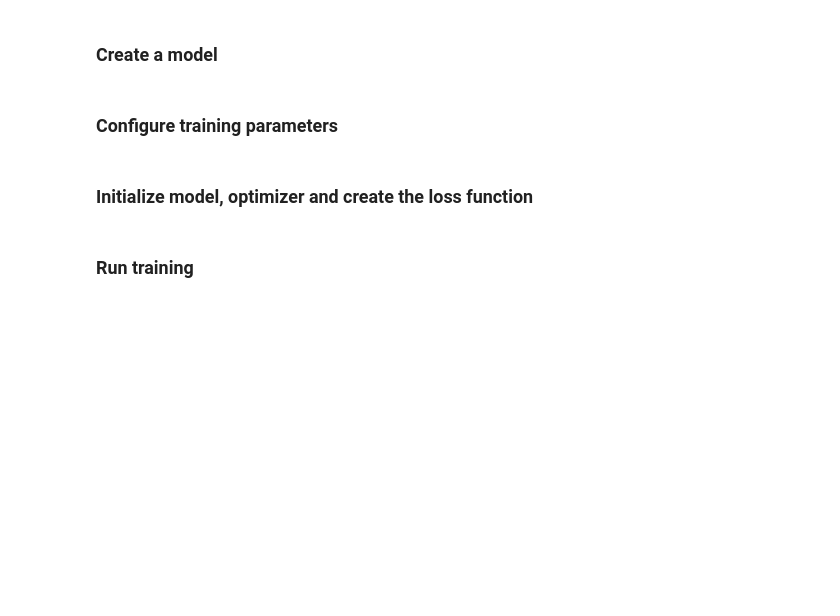
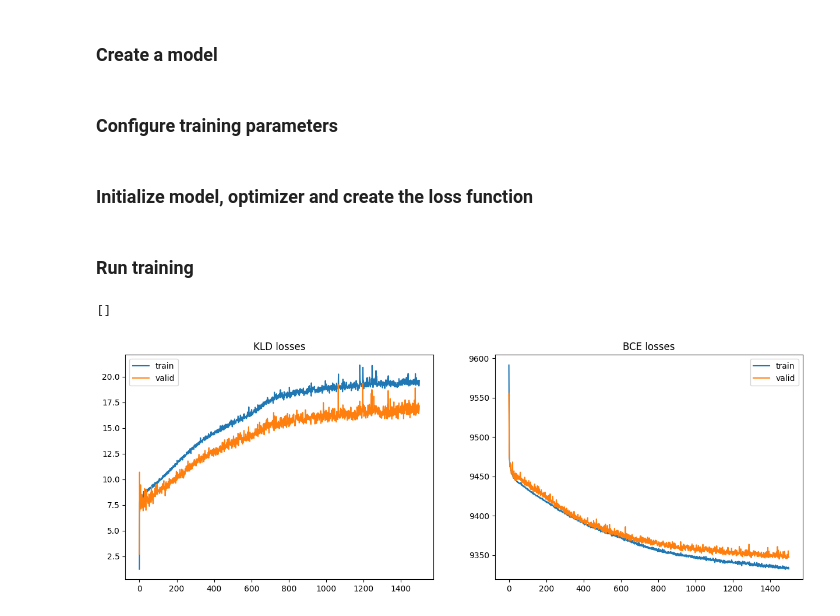
Before and after one commit to my-alaska/ISZ, a Jupyter notebook: FoCal/VAE.ipynb, the cells around one changed output. Drawn from its saved outputs; the diff is of its cells as text; code cells hidden in the pictures; blank space fills up the shorter version.

Commit message:
vae training 1500 epochs

```diff
--- a/FoCal/VAE.ipynb
+++ b/FoCal/VAE.ipynb
@@ -109,7 +126,7 @@ show_image_grid(responses[:25], 5, 2)
 
 ### Set up globals
 # %%
-BATCH_SIZE = 256
-TRAIN_SIZE = 0.7
+BATCH_SIZE = 512
+TRAIN_SIZE = 0.8
 DEVICE = "cuda" if torch.cuda.is_available() else "cpu"
 DEVICE
@@ -217,14 +245,17 @@ class VAE(nn.Module):
 # %% [markdown]
 ### Configure training parameters
 # %%
-epochs = 1000
-latent_dim = 32
-learning_rate = 5e-4
+epochs = 1500
+latent_dim = 16
+learning_rate = 1e-3
 # %% [markdown]
 ### Initialize model, optimizer and create the loss function
 # %%
 model = VAE(latent_dim=latent_dim).to(DEVICE)
 optimizer = torch.optim.Adam(model.parameters(), lr=learning_rate)
+
+bce_weight = 1
+kld_weight = 4
 
 
 def loss_function(recon_x, x, mu, logvar):
@@ -232,11 +263,11 @@ def loss_function(recon_x, x, mu, logvar):
     # The (x+1) modifier scales the loss to penalize large entropy for higher values more
     BCE = torch.sum(
         nn.functional.binary_cross_entropy_with_logits(recon_x, x, reduction="none")
-        * (x + 1)
+        * (0.5 * x + 1)
     )
     KLD = -torch.sum(1 + logvar - mu.pow(2) - logvar.exp()) / 2
 
-    return BCE, KLD
+    return BCE * bce_weight, KLD * kld_weight
 # %% [markdown]
 ### Run training
 # %%
@@ -257,8 +288,6 @@ for epoch in range(epochs):
         x_recon, mu, logvar = model(images)
 
         bce_loss, kld_loss = loss_function(x_recon, images, mu, logvar)
-        bce_loss = bce_loss
-        kld_loss = kld_loss
 
         train_bce += bce_loss.item()
         train_kld += kld_loss.item()
@@ -281,18 +310,16 @@ for epoch in range(epochs):
             x_recon, mu, logvar = model(images)
 
             bce_loss, kld_loss = loss_function(x_recon, images, mu, logvar)
-            bce_loss = bce_loss
-            kld_loss = kld_loss
 
             valid_bce += bce_loss.item()
             valid_kld += kld_loss.item()
             loss = bce_loss + kld_loss
             valid_loss += loss.item()
 
-    train_bce_list.append(train_bce)
-    train_kld_list.append(train_kld)
-    valid_bce_list.append(valid_bce)
-    valid_kld_list.append(valid_kld)
+    train_bce_list.append(train_bce / len(train_dataset))
+    train_kld_list.append(train_kld / len(train_dataset))
+    valid_bce_list.append(valid_bce / len(valid_dataset))
+    valid_kld_list.append(valid_kld / len(valid_dataset))
 
     print(f"Epoch {epoch+1}")
     print("train")
@@ -307,16 +334,19 @@ for epoch in range(epochs):
 # %%
 fig, ax = plt.subplots(nrows=1, ncols=2, figsize=(15, 5))
 
 ax[0].set_title("KLD losses")
 ax[0].plot(train_kld_list, label="train")
-ax[0].plot(valid_kld_list, label="valid")
+ax[0].plot(old_losses, label="valid")
 ax[0].legend()
 
 ax[1].set_title("BCE losses")
 ax[1].plot(train_bce_list, label="train")
 ax[1].plot(valid_bce_list, label="valid")
 ax[1].legend()
 
 plt.plot()
+# %% [output]
+[]
+[figure, added]
 # %%
 model.eval()
```
Also changed, not shown: parts of 8 cells of this notebook, 1 other file.
